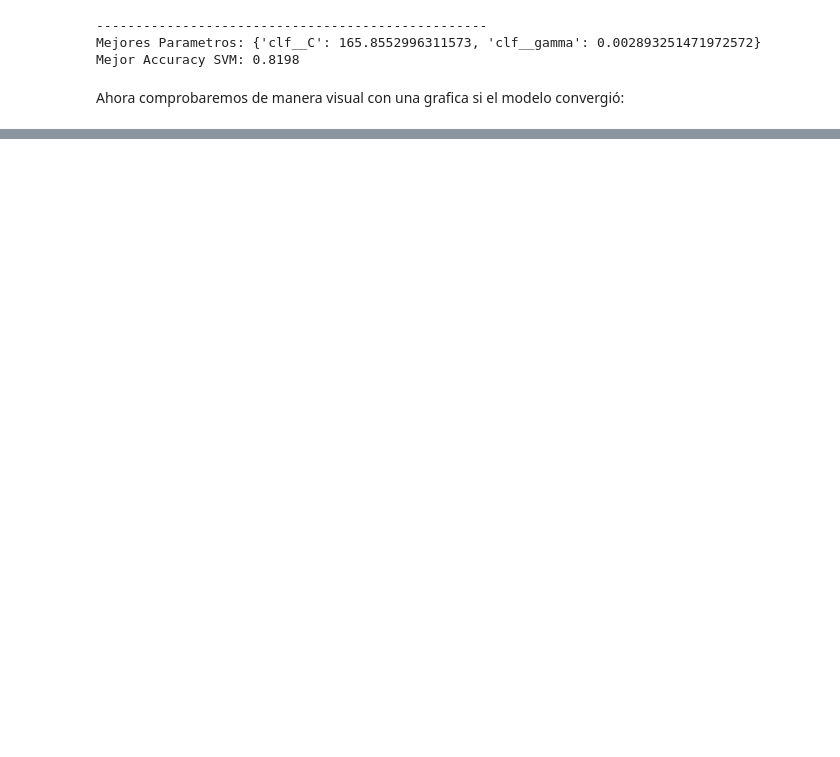
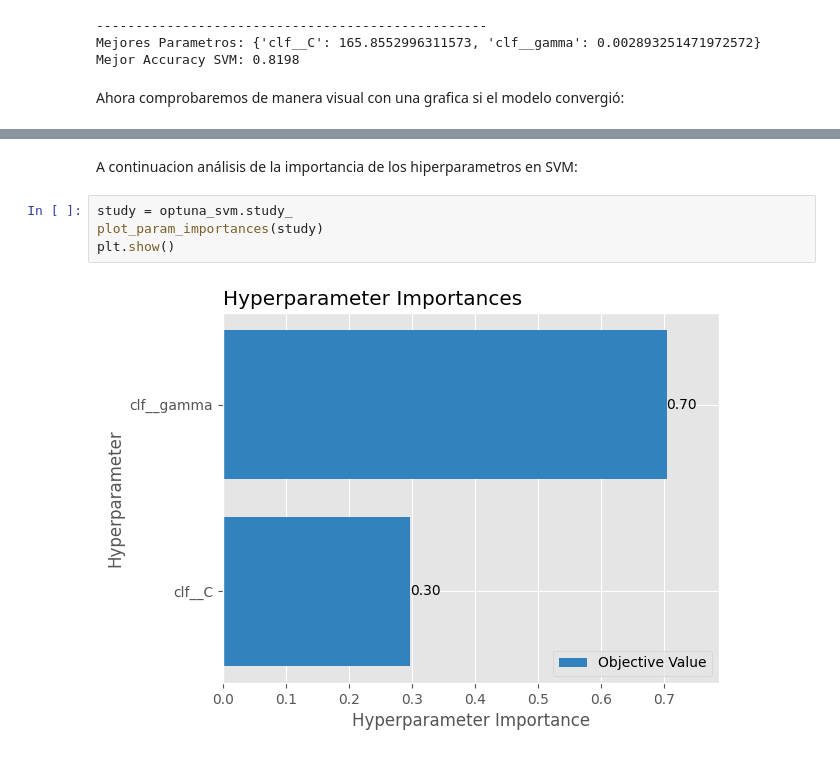
Before and after one commit to 100522320/g81_P1_03_Aprendizaje_Automatico, a Jupyter notebook: notebook_pruebas.ipynb, the cells around one changed output, grey strips where cells are left out. Drawn from its saved outputs; the diff is of its cells as text; blank space fills up the shorter version.

```diff
--- a/notebook_pruebas.ipynb
+++ b/notebook_pruebas.ipynb
@@ -1190,0 +1204,8 @@ print(f"{t_hpo_svm:.2f}")
+# %% [markdown]
+A continuacion análisis de la importancia de los hiperparametros en SVM:
+# %%
+study = optuna_svm.study_
+plot_param_importances(study)
+plt.show()
+# %% [output]
+[figure, added]
```
Also changed, not shown: parts of 9 cells of this notebook.
